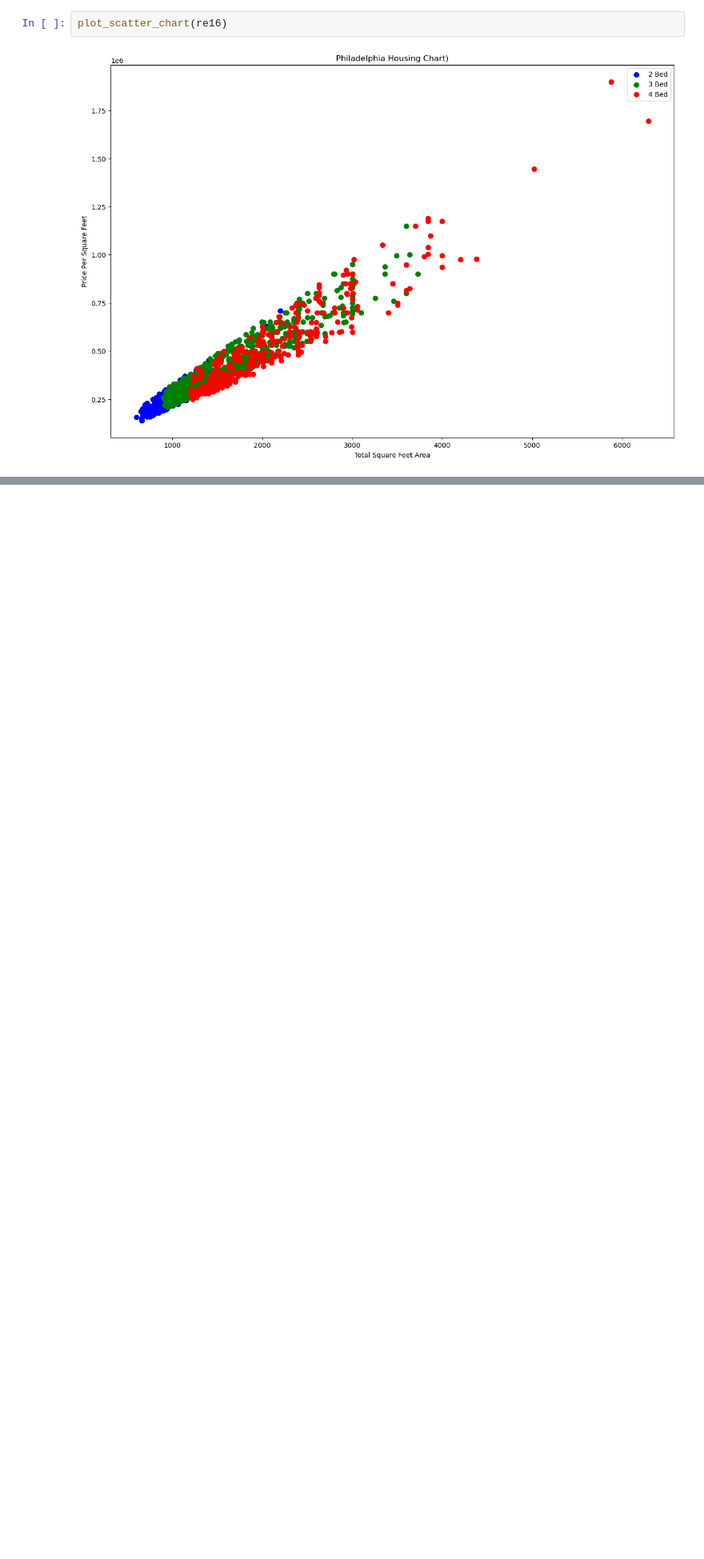
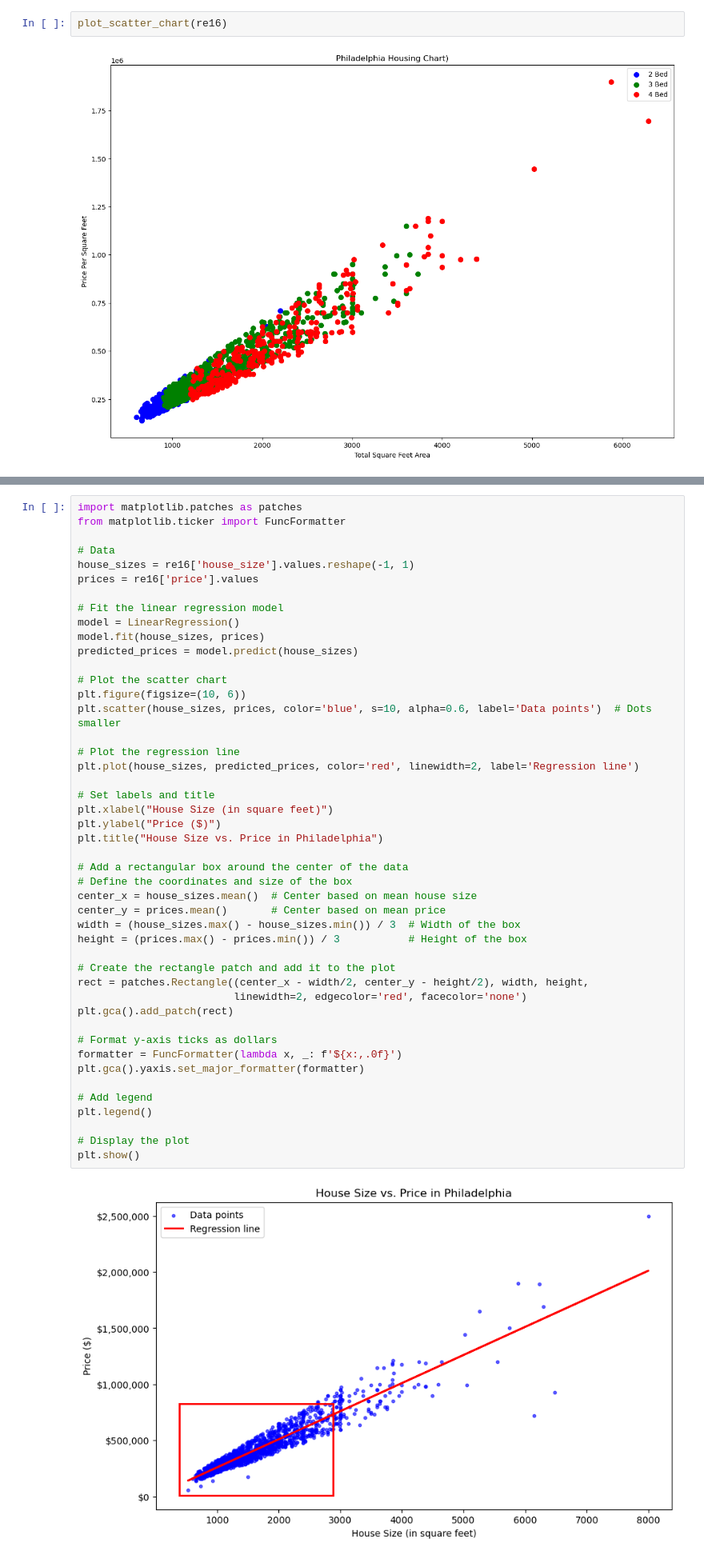
Before and after one commit to sblackwell686/Capstone, a Jupyter notebook: HousePredictor.ipynb, the cells around one changed output, grey strips where cells are left out. Shown: that part at 80% size. Drawn from its saved outputs; the diff is of its cells as text; blank space fills up the shorter version.

```diff
--- a/HousePredictor.ipynb
+++ b/HousePredictor.ipynb
@@ -697,0 +750,48 @@ plot_scatter_chart(re16)
+# %%
+import matplotlib.patches as patches
+from matplotlib.ticker import FuncFormatter
+
+# Data
+house_sizes = re16['house_size'].values.reshape(-1, 1)
+prices = re16['price'].values
+
+# Fit the linear regression model
+model = LinearRegression()
+model.fit(house_sizes, prices)
+predicted_prices = model.predict(house_sizes)
+
+# Plot the scatter chart
+plt.figure(figsize=(10, 6))
+plt.scatter(house_sizes, prices, color='blue', s=10, alpha=0.6, label='Data points')  # Dots smaller
+
+# Plot the regression line
+plt.plot(house_sizes, predicted_prices, color='red', linewidth=2, label='Regression line')
+
+# Set labels and title
+plt.xlabel("House Size (in square feet)")
+plt.ylabel("Price ($)")
+plt.title("House Size vs. Price in Philadelphia")
+
+# Add a rectangular box around the center of the data
+# Define the coordinates and size of the box
+center_x = house_sizes.mean()  # Center based on mean house size
+center_y = prices.mean()       # Center based on mean price
+width = (house_sizes.max() - house_sizes.min()) / 3  # Width of the box
+height = (prices.max() - prices.min()) / 3           # Height of the box
+
+# Create the rectangle patch and add it to the plot
+rect = patches.Rectangle((center_x - width/2, center_y - height/2), width, height,
+                         linewidth=2, edgecolor='red', facecolor='none')
+plt.gca().add_patch(rect)
+
+# Format y-axis ticks as dollars
+formatter = FuncFormatter(lambda x, _: f'${x:,.0f}')
+plt.gca().yaxis.set_major_formatter(formatter)
+
+# Add legend
+plt.legend()
+
+# Display the plot
+plt.show()
+# %% [output]
+[figure, added]
```
Also changed, not shown: parts of 4 cells of this notebook.
